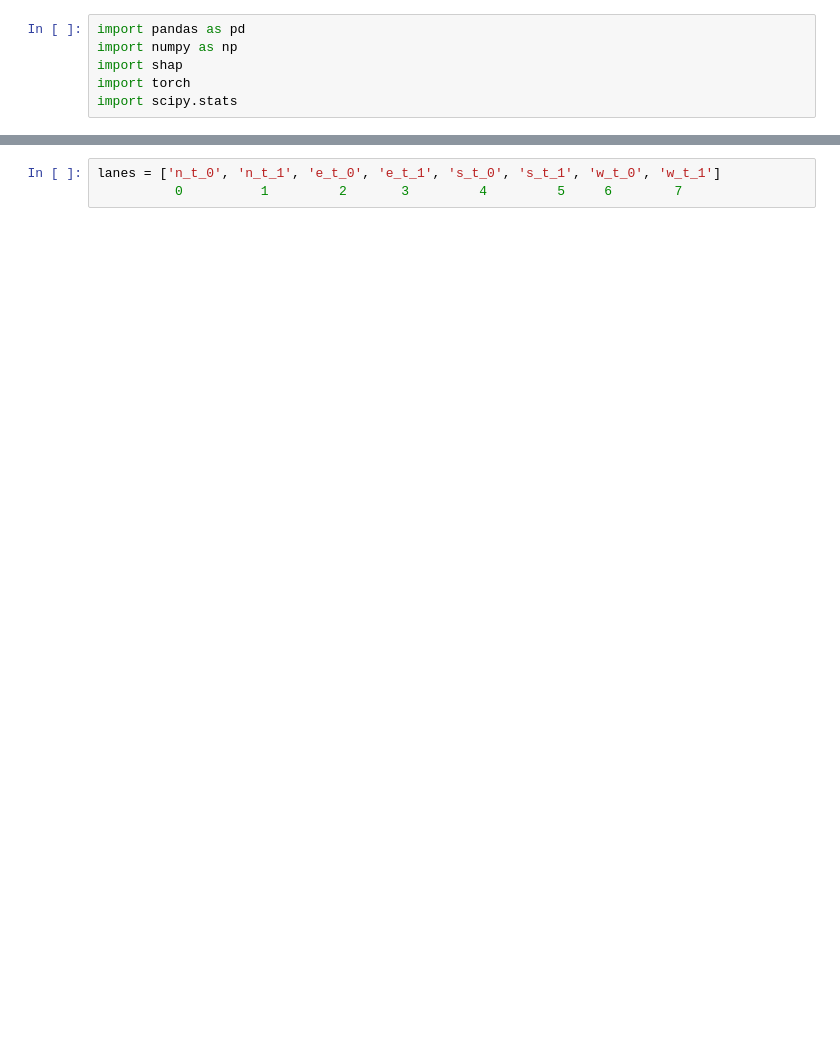
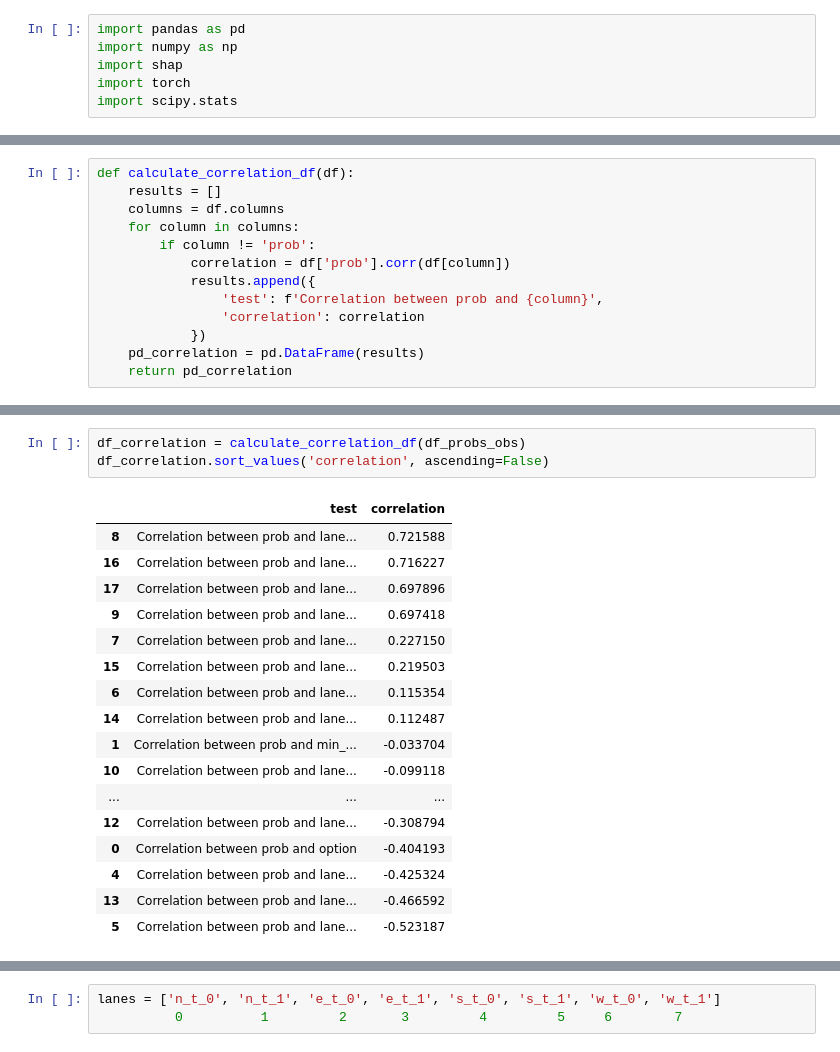
Before and after one commit to Ouroboros4991/MasterThesis2024, a Jupyter notebook: option_critic_exploration.ipynb, the cells around one changed output, grey strips where cells are left out. Drawn from its saved outputs; the diff is of its cells as text; blank space fills up the shorter version.

```diff
--- a/option_critic_exploration.ipynb
+++ b/option_critic_exploration.ipynb
@@ -57,3 +76,16 @@ df_probs_obs = pd.DataFrame(obs)
+# %%
+def calculate_correlation_df(df):
+    results = []
+    columns = df.columns
+    for column in columns:
+        if column != 'prob':
+            correlation = df['prob'].corr(df[column])
+            results.append({
+                'test': f'Correlation between prob and {column}',
+                'correlation': correlation
+            })
+    pd_correlation = pd.DataFrame(results)
+    return pd_correlation
 # %%
 df_probs_obs.cov()['prob'].sort_values(ascending=False)
 # %% [output]
@@ -78,2 +111,23 @@ lane_5_queue     -0.018622
 Name: prob, dtype: float64
+# %%
+df_correlation = calculate_correlation_df(df_probs_obs)
+df_correlation.sort_values('correlation', ascending=False)
+# %% [output]
+|  | test | correlation |
+| 8 | Correlation between prob and lane... | 0.721588 |
+| 16 | Correlation between prob and lane... | 0.716227 |
+| 17 | Correlation between prob and lane... | 0.697896 |
+| 9 | Correlation between prob and lane... | 0.697418 |
+| 7 | Correlation between prob and lane... | 0.227150 |
+| 15 | Correlation between prob and lane... | 0.219503 |
+| 6 | Correlation between prob and lane... | 0.115354 |
+| 14 | Correlation between prob and lane... | 0.112487 |
+| 1 | Correlation between prob and min_... | -0.033704 |
+| 10 | Correlation between prob and lane... | -0.099118 |
+| ... | ... | ... |
+| 12 | Correlation between prob and lane... | -0.308794 |
+| 0 | Correlation between prob and option | -0.404193 |
+| 4 | Correlation between prob and lane... | -0.425324 |
+| 13 | Correlation between prob and lane... | -0.466592 |
+| 5 | Correlation between prob and lane... | -0.523187 |
 # %%
```
Also changed, not shown: parts of 13 cells of this notebook, 2 other files.
